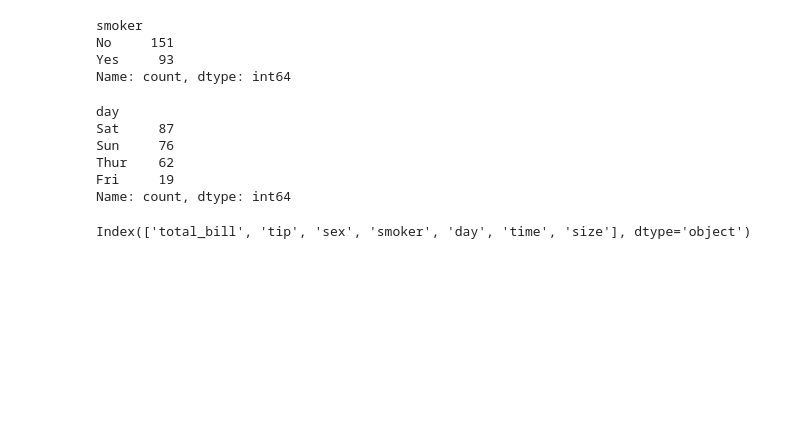
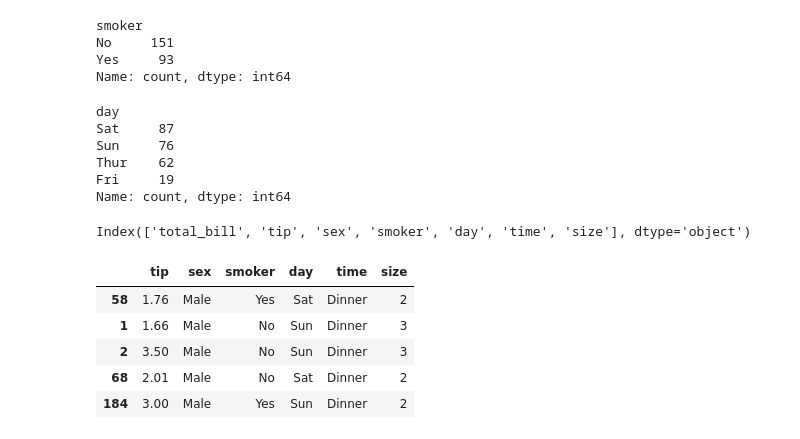
Before and after one commit to lvlitx/MLP, a Jupyter notebook: SupportVectorRegression.ipynb, the cells around one changed output. Drawn from its saved outputs; the diff is of its cells as text; code cells hidden in the pictures; blank space fills up the shorter version.

```diff
--- a/SupportVectorRegression.ipynb
+++ b/SupportVectorRegression.ipynb
@@ -62,3 +62,16 @@ Index(['total_bill', 'tip', 'sex', 'smoker', 'day', 'time', 'size'], dtype='obje
 ## seperate the independnent and dependent features
 X=df[['tip', 'sex', 'smoker', 'day', 'time', 'size']]
 y=df['total_bill']
+# %%
+##train test split
+from sklearn.model_selection import train_test_split
+X_train,X_test,y_train,y_test=train_test_split(X,y,test_size=0.25,random_state=10)
+# %%
+X_train.head()
+# %% [output]
+|  | tip | sex | smoker | day | time | size |
+| 58 | 1.76 | Male | Yes | Sat | Dinner | 2 |
+| 1 | 1.66 | Male | No | Sun | Dinner | 3 |
+| 2 | 3.50 | Male | No | Sun | Dinner | 3 |
+| 68 | 2.01 | Male | No | Sat | Dinner | 2 |
+| 184 | 3.00 | Male | Yes | Sun | Dinner | 2 |
```
Also changed, not shown: parts of 18 cells of this notebook.
